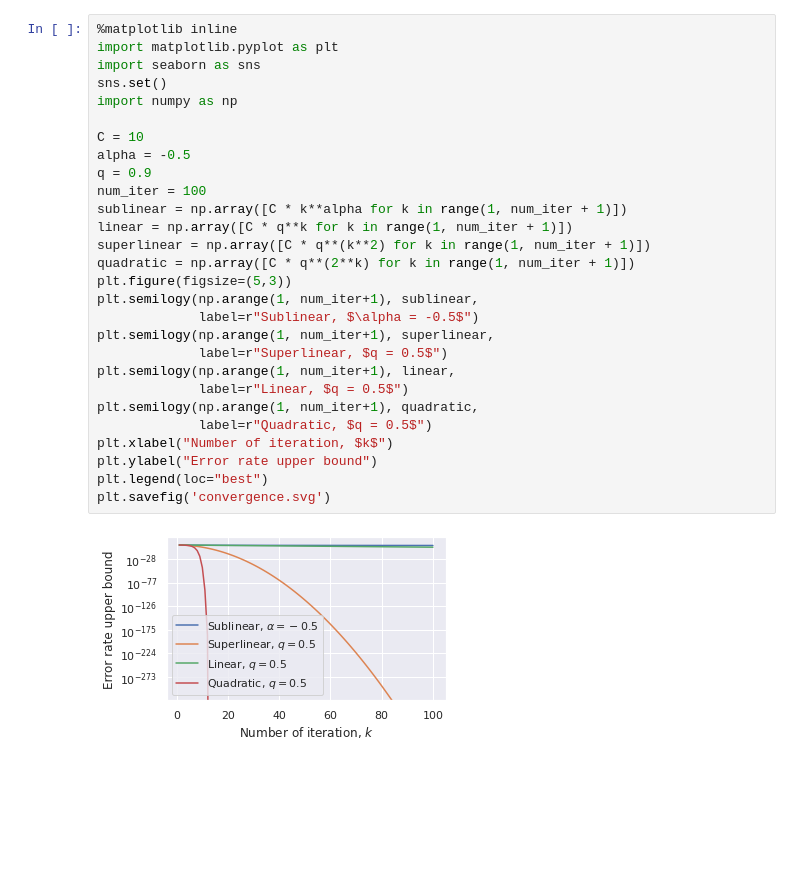
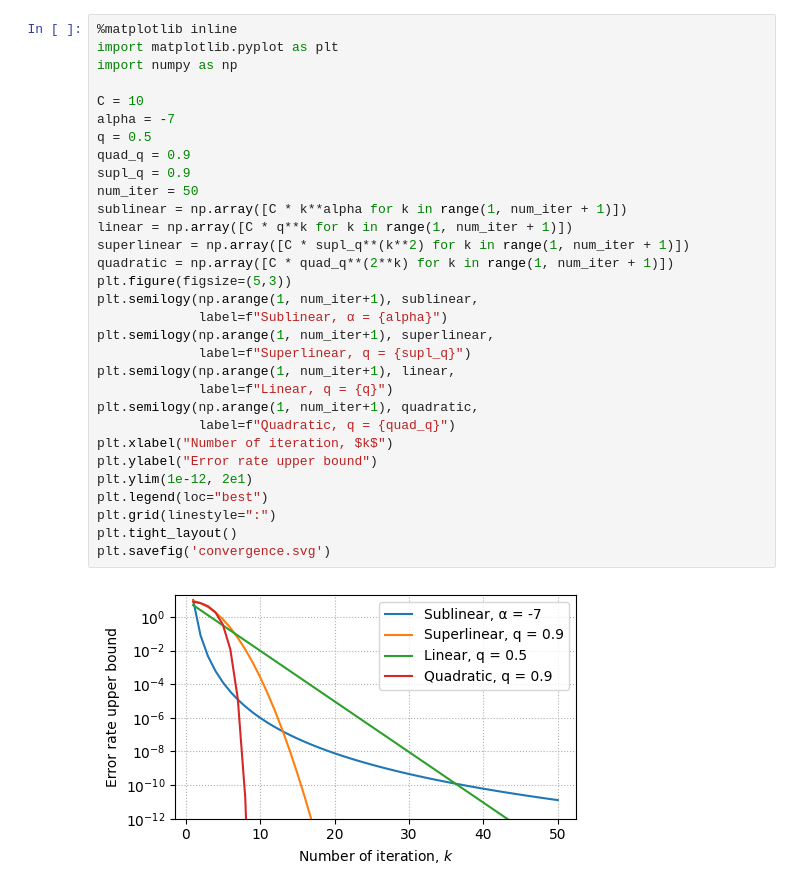
Before and after one commit to MerkulovDaniil/optim, a Jupyter notebook: assets/Notebooks/Convergence.ipynb, the cells around one changed output. Saved outputs shown, nothing was run; the diff lists cells and outputs as text; blank space fills up the shorter version.

```diff
--- a/assets/Notebooks/Convergence.ipynb
+++ b/assets/Notebooks/Convergence.ipynb
@@ -3,30 +3,33 @@
 # %%
 %matplotlib inline
 import matplotlib.pyplot as plt
-import seaborn as sns
-sns.set()
 import numpy as np
 
 C = 10
-alpha = -0.5
-q = 0.9
-num_iter = 100
+alpha = -7
+q = 0.5
+quad_q = 0.9
+supl_q = 0.9
+num_iter = 50
 sublinear = np.array([C * k**alpha for k in range(1, num_iter + 1)])
 linear = np.array([C * q**k for k in range(1, num_iter + 1)])
-superlinear = np.array([C * q**(k**2) for k in range(1, num_iter + 1)])
-quadratic = np.array([C * q**(2**k) for k in range(1, num_iter + 1)])
+superlinear = np.array([C * supl_q**(k**2) for k in range(1, num_iter + 1)])
+quadratic = np.array([C * quad_q**(2**k) for k in range(1, num_iter + 1)])
 plt.figure(figsize=(5,3))
 plt.semilogy(np.arange(1, num_iter+1), sublinear,
-             label=r"Sublinear, $\alpha = -0.5$")
+             label=f"Sublinear, α = {alpha}")
 plt.semilogy(np.arange(1, num_iter+1), superlinear,
-             label=r"Superlinear, $q = 0.5$")
+             label=f"Superlinear, q = {supl_q}")
 plt.semilogy(np.arange(1, num_iter+1), linear,
-             label=r"Linear, $q = 0.5$")
+             label=f"Linear, q = {q}")
 plt.semilogy(np.arange(1, num_iter+1), quadratic,
-             label=r"Quadratic, $q = 0.5$")
+             label=f"Quadratic, q = {quad_q}")
 plt.xlabel("Number of iteration, $k$")
 plt.ylabel("Error rate upper bound")
+plt.ylim(1e-12, 2e1)
 plt.legend(loc="best")
+plt.grid(linestyle=":")
+plt.tight_layout()
 plt.savefig('convergence.svg')
 # %% [output]
-[figure, old version]
+[figure, new version]
```
Also changed, not shown: 5 other files.
